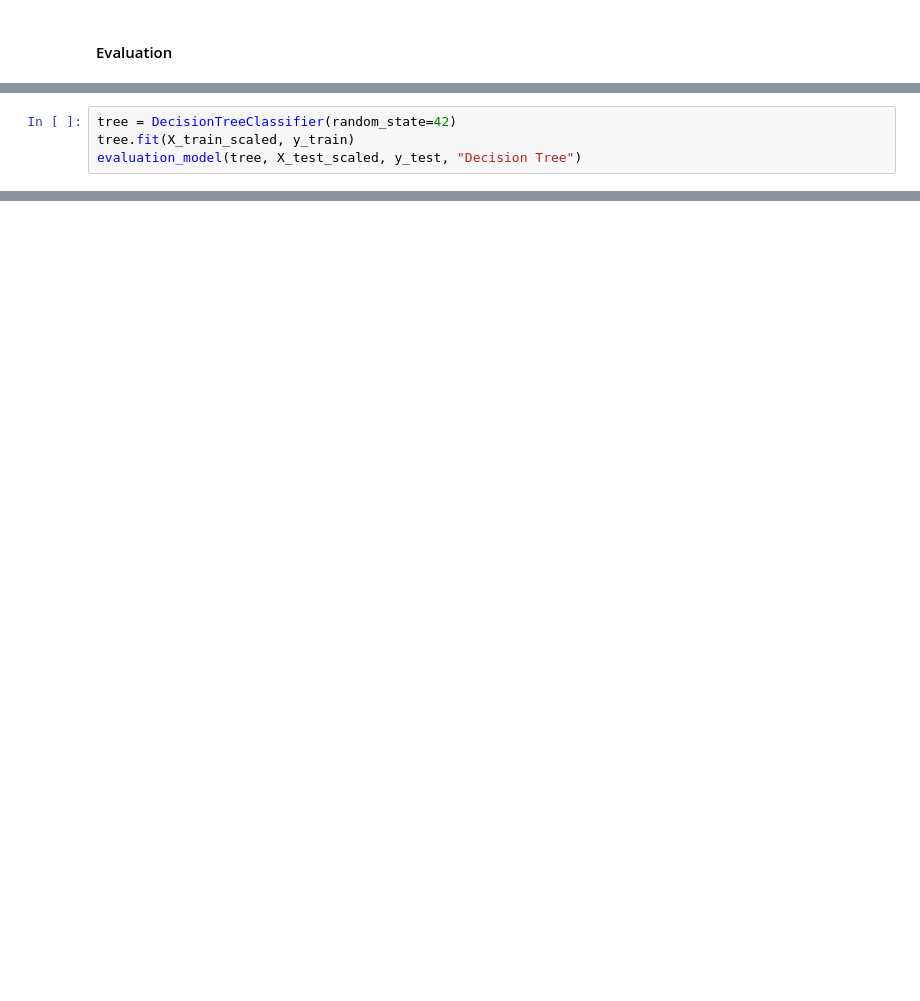
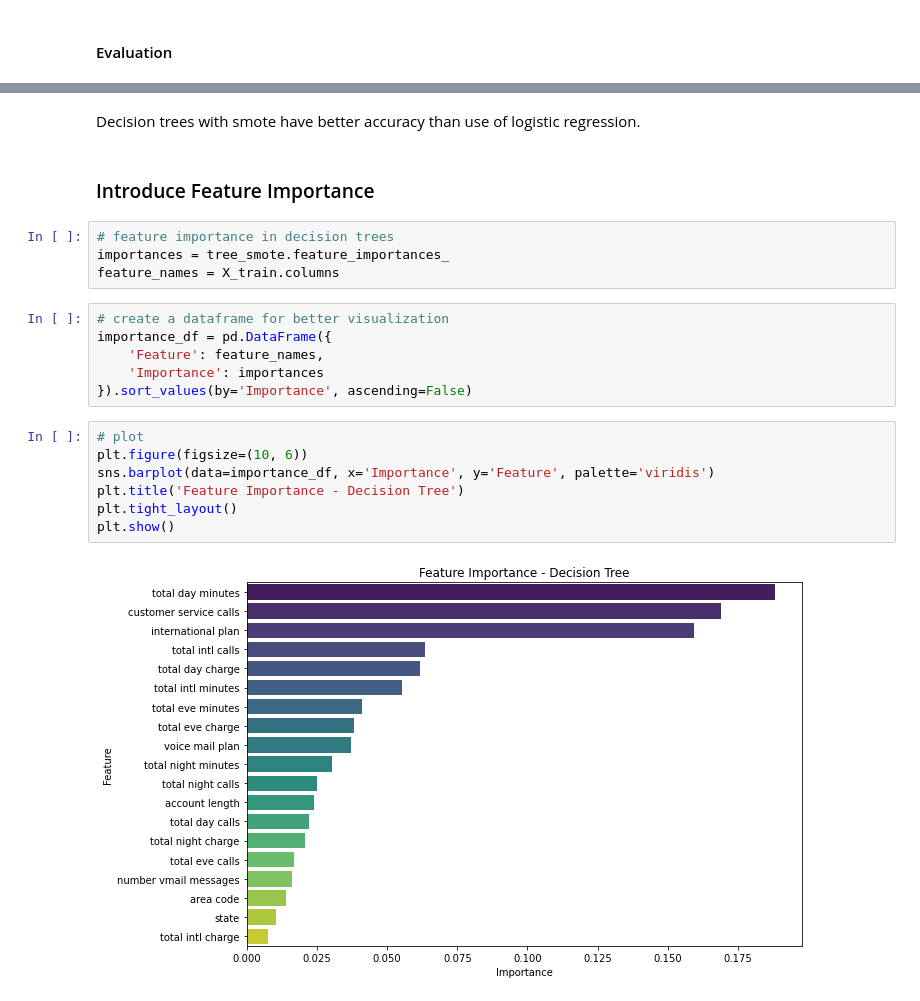
Before and after one commit to CWanderi/P3-Project, a Jupyter notebook: SyriaTel_Customer_Churn_Analysis.ipynb, the cells around one changed output, grey strips where cells are left out. Cells and saved outputs as stored; diff of their text form; blank space fills up the shorter version.

```diff
--- a/SyriaTel_Customer_Churn_Analysis.ipynb
+++ b/SyriaTel_Customer_Churn_Analysis.ipynb
@@ -326,4 +210,0 @@ weighted avg       0.86      0.78      0.80       667
-# %%
-tree = DecisionTreeClassifier(random_state=42)
-tree.fit(X_train_scaled, y_train)
-evaluation_model(tree, X_test_scaled, y_test, "Decision Tree")
@@ -512,0 +347,23 @@ Decision trees with smote have better accuracy than use of logistic regression
+# %% [markdown]
+Decision trees with smote have better accuracy than use of logistic regression.
+# %% [markdown]
+### Introduce Feature Importance
+# %%
+# feature importance in decision trees
+importances = tree_smote.feature_importances_
+feature_names = X_train.columns
+# %%
+# create a dataframe for better visualization
+importance_df = pd.DataFrame({
+    'Feature': feature_names,
+    'Importance': importances
+}).sort_values(by='Importance', ascending=False)
+# %%
+# plot
+plt.figure(figsize=(10, 6))
+sns.barplot(data=importance_df, x='Importance', y='Feature', palette='viridis')
+plt.title('Feature Importance - Decision Tree')
+plt.tight_layout()
+plt.show()
+# %% [output]
+[figure, added]
```
Also changed, not shown: parts of 36 cells of this notebook.
